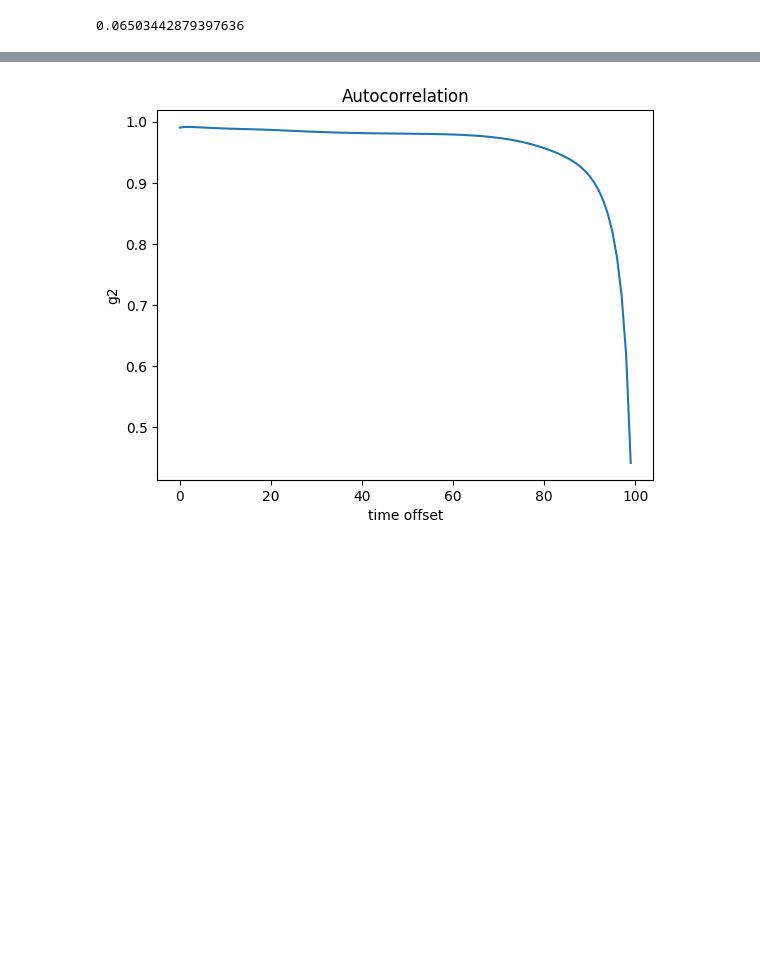
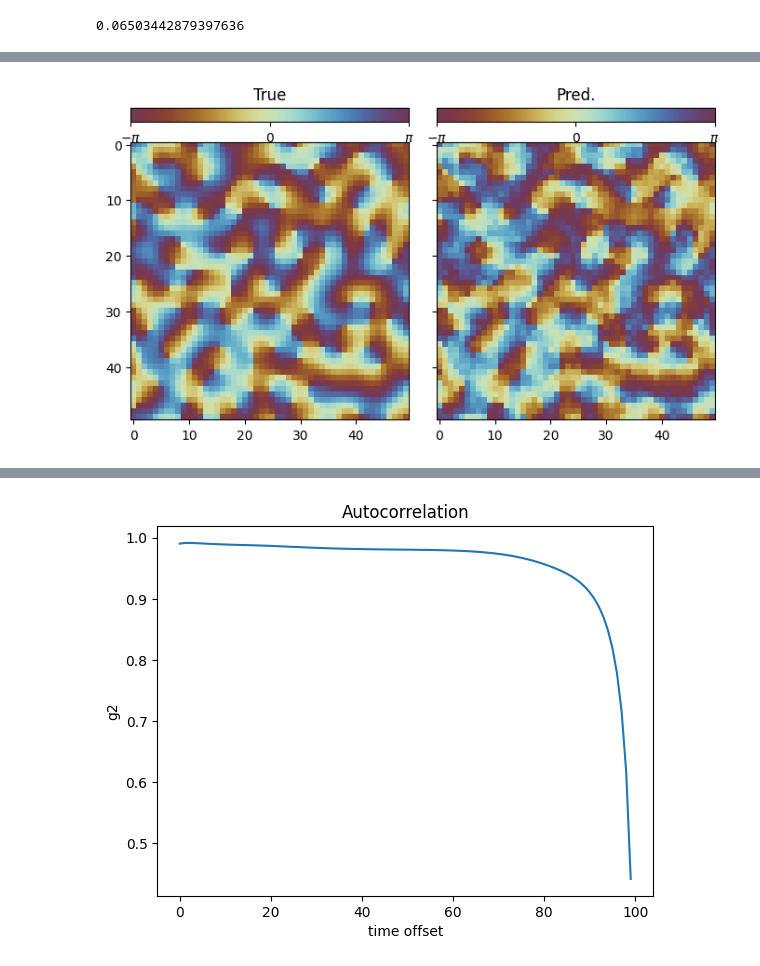
Before and after one commit to ccsommerfield/AI-DINO, a Jupyter notebook: Workflow.ipynb, the cells around one changed output, grey strips where cells are left out. Cells and saved outputs as stored; diff of their text form; code cells hidden in the pictures; blank space fills up the shorter version.

```diff
--- a/Workflow.ipynb
+++ b/Workflow.ipynb
@@ -1023,0 +1290,23 @@ scattering = CoherentScattering_dislocate(crystal = crystal,
+# %%
+
+# Plot time step i and initial condition j
+y_batch = y_batch.view(-1, batch_size, kuramoto.N, kuramoto.N, kuramoto.N).detach().cpu()
+y_pred = y_pred.view(-1, batch_size, kuramoto.N, kuramoto.N, kuramoto.N).detach().cpu()
+
+i = -1
+j = 0
+fig, ax = plt.subplots(2,2, figsize=(7,4), gridspec_kw={'height_ratios': [0.05,1]}, sharey='row')
+fig.tight_layout()
+fig.subplots_adjust(hspace=0.1, wspace=0.1)
+
+sm = ax[1,0].imshow(y_batch[i,j,...,0] % (2 * torch.pi) - torch.pi, cmap=cm.romaO, vmin=-np.pi, vmax=np.pi)
+cbar = plt.colorbar(sm, cax=ax[0,0], orientation='horizontal', ticks=[-np.pi, 0, np.pi])
+ax[0,0].set_xticklabels([r'$-\pi$', '0', r'$\pi$'])
+ax[0,0].set_title('True')
+
+sm = ax[1,1].imshow(y_pred[i,j,...,0] % (2 * torch.pi) - torch.pi, cmap=cm.romaO, vmin=-np.pi, vmax=np.pi)
+cbar = plt.colorbar(sm, cax=ax[0,1], orientation='horizontal', ticks=[-np.pi, 0, np.pi])
+ax[0,1].set_xticklabels([r'$-\pi$', '0', r'$\pi$'])
+ax[0,1].set_title('Pred.');
+# %% [output]
+[figure, added]
```
Also changed, not shown: parts of 33 cells of this notebook.
